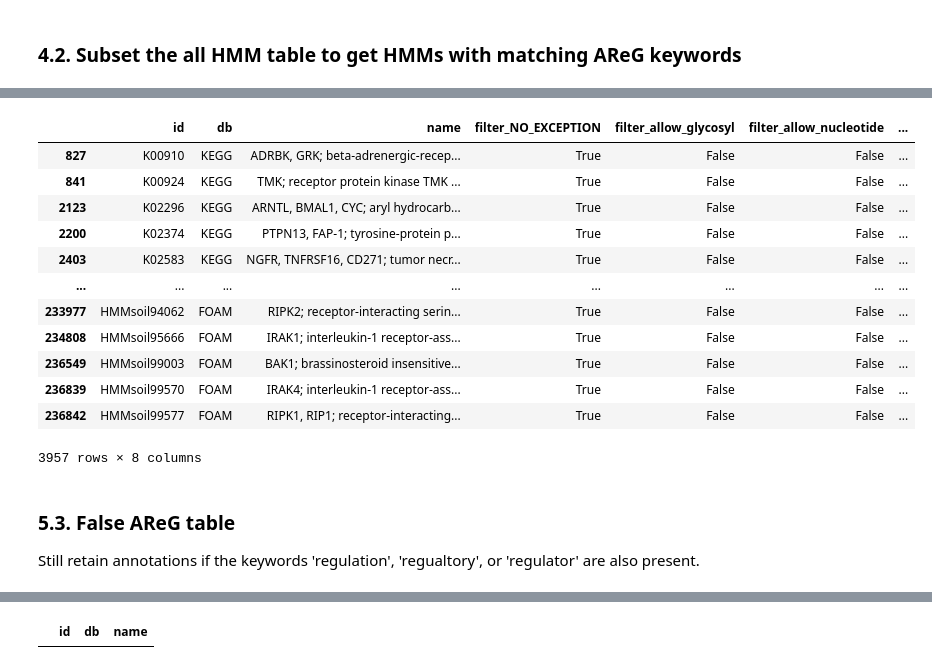
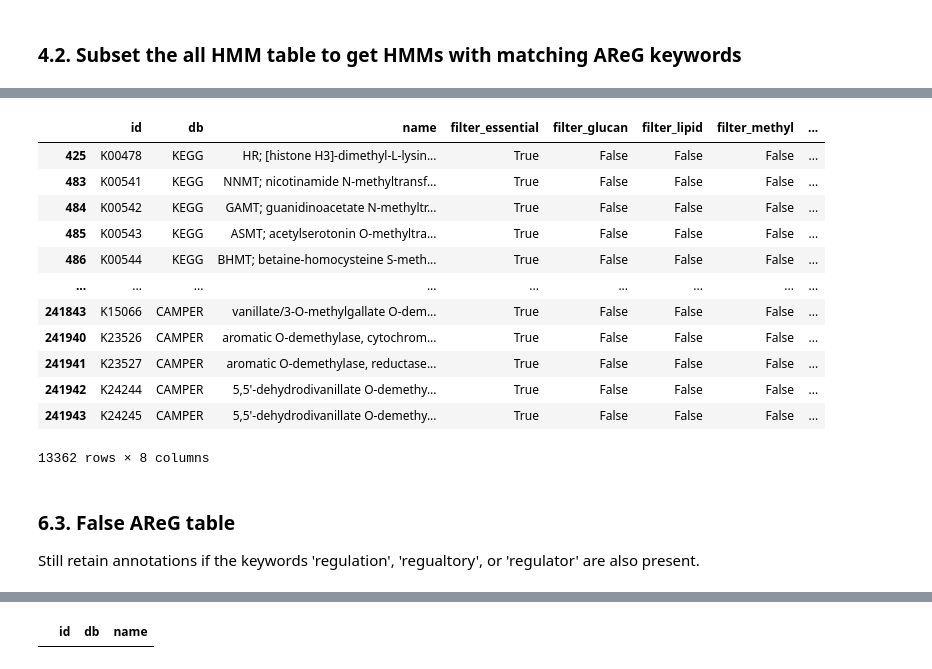
Before and after one commit to AnantharamanLab/CheckAMG, a Jupyter notebook: notebooks/make_checkamg_required_tables.ipynb, the cells around one changed output, grey strips where cells are left out. Saved outputs shown, nothing was run; the diff lists cells and outputs as text; code cells hidden in the pictures.

```diff
--- a/notebooks/make_checkamg_required_tables.ipynb
+++ b/notebooks/make_checkamg_required_tables.ipynb
@@ -2552,2 +4859,0 @@ foam_glycan_only_df
-# %%
-pd.set_option('display.max_rows', 10)
@@ -2567,6 +4859,0 @@ len(foam_glycan_cross_glycan)
-# %%
-# Show FOAM HMMs that are cross-listed in glycan metabolism and other metabolism categories, but hide glycan metabolism category annots since we know they are glycan metabolism related
-pd.set_option('display.max_rows', 1000)
-foam_glycan_cross_df = foam_annots_metabolism[(foam_annots_metabolism["HMM"].isin(foam_glycan_cross_glycan)) & (foam_annots_metabolism["L1"]!="09_Carbohydrate Active enzyme - CAZy")]
-foam_glycan_cross_df = foam_glycan_cross_df.drop(columns=["HMM", "HMM_N_KOs", "HMM_name"]).drop_duplicates().reset_index(drop=True) # deduplicate functions for multiple HMMs to simplify display
-foam_glycan_cross_df
@@ -2591,2 +4859,0 @@ foam_glycan_cross_df
-# %%
-pd.set_option('display.max_rows', 10)
@@ -2846,35 +4919,41 @@ This should be pretty straightforward, just hard, no-exception filters related t
 # %%
 FILTER_KEYWORDS_DICT_PHYS = {
-    "NO_EXCEPTION": {
+    "essential": {
         "substring" : [
-            "baseplate", "capsid", "portal", "receptor", "sheath", "virion structure", "virion structural",
+            "baseplate", "capsid", "portal", "receptor", "sheath", "virion", "virion structure", "virion structural",
             "head decoration", "head morphogenesis", "head protein", "head vertex", "phage head",
             "tail assembly", "tail fiber", "tail fibre", "tail length", "tail peptide", "tail protein", "tail spike", "tail terminator", "phage tail",
             "immunoglobulin", "terminase",
+            # Nucleases and DNA modifying/degrading enzymes
+            "endonuclease", "exonuclease", "nuclease",
+            "restriction enzyme", "restriction endonuclease", "restriction-modification", "restriction system",
+            "methylase", "methyltransferase", "methylation",
+            # Not essential but false hits due to ontologoy terms
+            "unknown function",
         ],
         "case_sensitive" : [],
         "whole_word" : [],
         "case_sensitive_whole_word" : [],
     },
-    "allow_nucleotide": {
+    "nucleotide": {
         "substring" : [],
         "case_sensitive" : [],
         "whole_word" : [],
         "case_sensitive_whole_word" : [],
     },
-    "allow_glycosyl": {
+    "glucan": {
         "substring" : [],
         "case_sensitive" : [],
         "whole_word" : [],
         "case_sensitive_whole_word" : [],
     },
-    "allow_methyl": {
+    "methyl": {
         "substring" : [],
         "case_sensitive" : [],
         "whole_word" : [],
         "case_sensitive_whole_word" : [],
     },
-    "allow_lipid": {
+    "lipid": {
         "substring" : [],
         "case_sensitive" : [],
         "whole_word" : [],
@@ -2901,33 +4980,33 @@ flagged_hmms_phys
 # %%
 apg_filters = flagged_hmms_phys[
     [
         "id", "db", "name",
-        "filter_NO_EXCEPTION",
-        "filter_allow_glycosyl",
-        "filter_allow_nucleotide",
-        "filter_allow_methyl",
-        "filter_allow_lipid",
+        "filter_essential",
+        "filter_glucan",
+        "filter_lipid",
+        "filter_methyl",
+        "filter_nucleotide",
         ]
     ]
 apg_filters
 # %% [output]
-|  | id | db | name | filter_NO_EXCEPTION | filter_allow_glycosyl | filter_allow_nucleotide | ... |
-| 827 | K00910 | KEGG | ADRBK, GRK; beta-adrenergic-recep... | True | False | False | ... |
-| 841 | K00924 | KEGG | TMK; receptor protein kinase TMK ... | True | False | False | ... |
-| 2123 | K02296 | KEGG | ARNTL, BMAL1, CYC; aryl hydrocarb... | True | False | False | ... |
-| 2200 | K02374 | KEGG | PTPN13, FAP-1; tyrosine-protein p... | True | False | False | ... |
-| 2403 | K02583 | KEGG | NGFR, TNFRSF16, CD271; tumor necr... | True | False | False | ... |
-| ... | ... | ... | ... | ... | ... | ... | ... |
-| 233977 | HMMsoil94062 | FOAM | RIPK2; receptor-interacting serin... | True | False | False | ... |
-| 234808 | HMMsoil95666 | FOAM | IRAK1; interleukin-1 receptor-ass... | True | False | False | ... |
-| 236549 | HMMsoil99003 | FOAM | BAK1; brassinosteroid insensitive... | True | False | False | ... |
-| 236839 | HMMsoil99570 | FOAM | IRAK4; interleukin-1 receptor-ass... | True | False | False | ... |
-| 236842 | HMMsoil99577 | FOAM | RIPK1, RIP1; receptor-interacting... | True | False | False | ... |
+|  | id | db | name | filter_essential | filter_glucan | filter_lipid | filter_methyl | ... |
+| 425 | K00478 | KEGG | HR; [histone H3]-dimethyl-L-lysin... | True | False | False | False | ... |
+| 483 | K00541 | KEGG | NNMT; nicotinamide N-methyltransf... | True | False | False | False | ... |
+| 484 | K00542 | KEGG | GAMT; guanidinoacetate N-methyltr... | True | False | False | False | ... |
+| 485 | K00543 | KEGG | ASMT; acetylserotonin O-methyltra... | True | False | False | False | ... |
+| 486 | K00544 | KEGG | BHMT; betaine-homocysteine S-meth... | True | False | False | False | ... |
+| ... | ... | ... | ... | ... | ... | ... | ... | ... |
+| 241843 | K15066 | CAMPER | vanillate/3-O-methylgallate O-dem... | True | False | False | False | ... |
+| 241940 | K23526 | CAMPER | aromatic O-demethylase, cytochrom... | True | False | False | False | ... |
+| 241941 | K23527 | CAMPER | aromatic O-demethylase, reductase... | True | False | False | False | ... |
+| 241942 | K24244 | CAMPER | 5,5'-dehydrodivanillate O-demethy... | True | False | False | False | ... |
+| 241943 | K24245 | CAMPER | 5,5'-dehydrodivanillate O-demethy... | True | False | False | False | ... |
-3957 rows × 8 columns
+13362 rows × 8 columns
 # %%
 apg_filters.to_csv("../CheckAMG/files/APG_filters.tsv", sep="\t", index=False)
 # %% [markdown]
-### 5.3. False AReG table
+### 6.3. False AReG table
 Still retain annotations if the keywords 'regulation', 'regualtory', or 'regulator' are also present.
 # %%
 FILTER_KEYWORDS_DICT_REG = {
```
Also changed, not shown: parts of 454 cells of this notebook, 9 other files.
